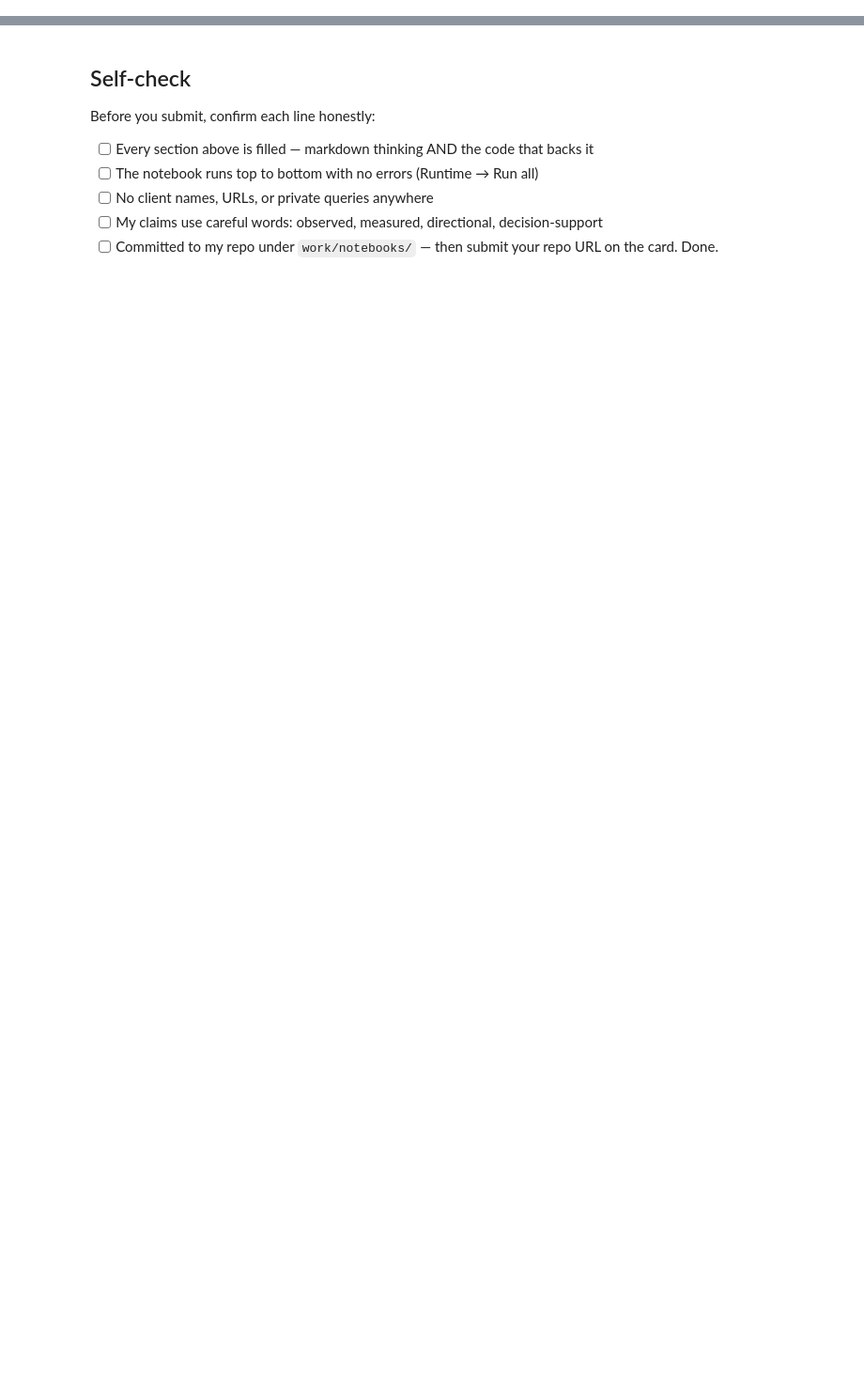
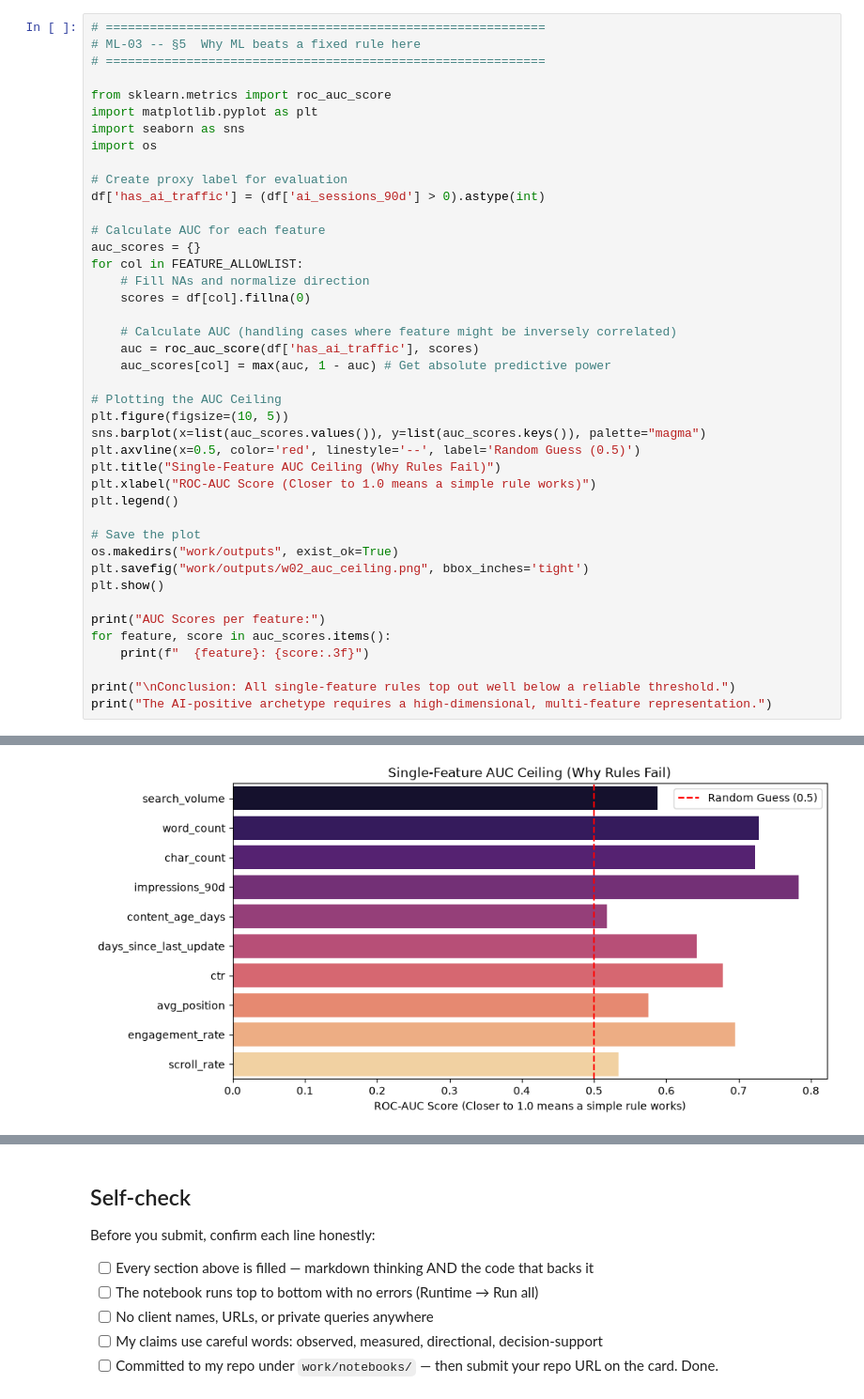
Before and after one commit to ShivanshRastogi315/FlyRank_Internship-repo, a Jupyter notebook: work/notebooks/w02_ml_task_framing.ipynb, the cells around one changed output, grey strips where cells are left out. Shown at 94% size. Saved outputs shown, nothing was run; the diff lists cells and outputs as text; blank space fills up the shorter version.

```diff
--- a/work/notebooks/w02_ml_task_framing.ipynb
+++ b/work/notebooks/w02_ml_task_framing.ipynb
@@ -43,0 +435,43 @@ This skeleton is yours to fill. Work the sections **in order** — each one has
+# %%
+# ============================================================
+# ML-03 -- §5  Why ML beats a fixed rule here
+# ============================================================
+
+from sklearn.metrics import roc_auc_score
+import matplotlib.pyplot as plt
+import seaborn as sns
+import os
+
+# Create proxy label for evaluation
+df['has_ai_traffic'] = (df['ai_sessions_90d'] > 0).astype(int)
+
+# Calculate AUC for each feature
+auc_scores = {}
+for col in FEATURE_ALLOWLIST:
+    # Fill NAs and normalize direction
+    scores = df[col].fillna(0)
+
+    # Calculate AUC (handling cases where feature might be inversely correlated)
+    auc = roc_auc_score(df['has_ai_traffic'], scores)
+    auc_scores[col] = max(auc, 1 - auc) # Get absolute predictive power
+
+# Plotting the AUC Ceiling
+plt.figure(figsize=(10, 5))
+sns.barplot(x=list(auc_scores.values()), y=list(auc_scores.keys()), palette="magma")
+plt.axvline(x=0.5, color='red', linestyle='--', label='Random Guess (0.5)')
+plt.title("Single-Feature AUC Ceiling (Why Rules Fail)")
+plt.xlabel("ROC-AUC Score (Closer to 1.0 means a simple rule works)")
+plt.legend()
+
+# Save the plot
+os.makedirs("work/outputs", exist_ok=True)
+plt.savefig("work/outputs/w02_auc_ceiling.png", bbox_inches='tight')
+plt.show()
+
+print("AUC Scores per feature:")
+for feature, score in auc_scores.items():
+    print(f"  {feature}: {score:.3f}")
+
+print("\nConclusion: All single-feature rules top out well below a reliable threshold.")
+print("The AI-positive archetype requires a high-dimensional, multi-feature representation.")
+# %% [output]
@@ -43,0 +481 @@ This skeleton is yours to fill. Work the sections **in order** — each one has
+[figure, added]
```
Also changed, not shown: parts of 22 cells of this notebook, 2 other files.
